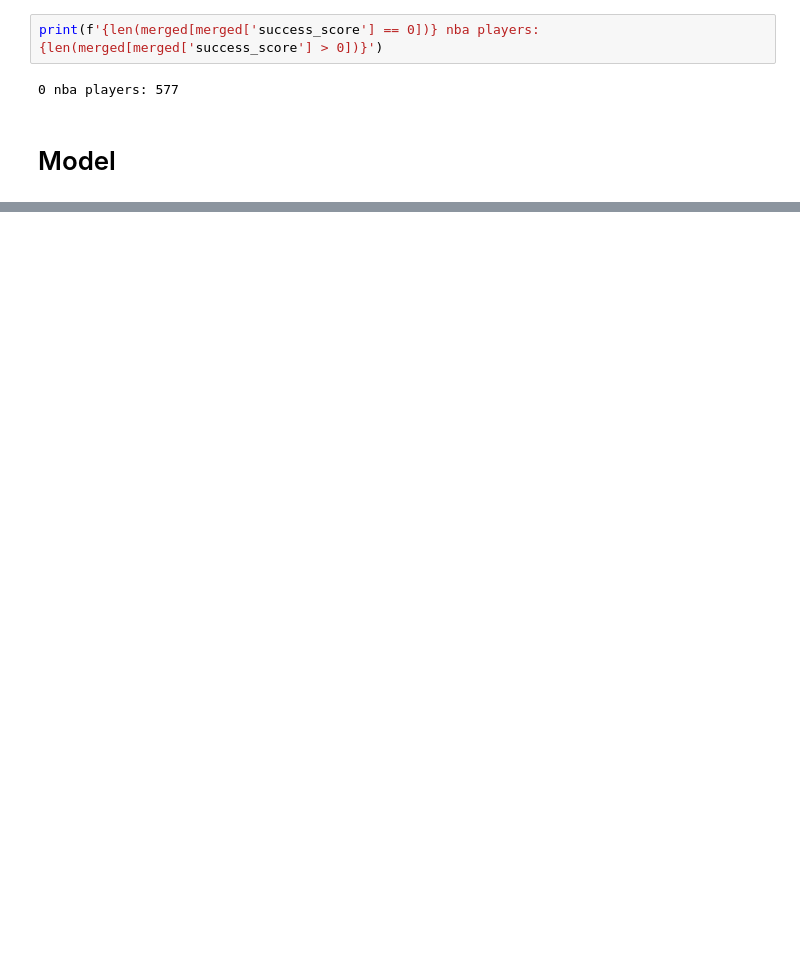
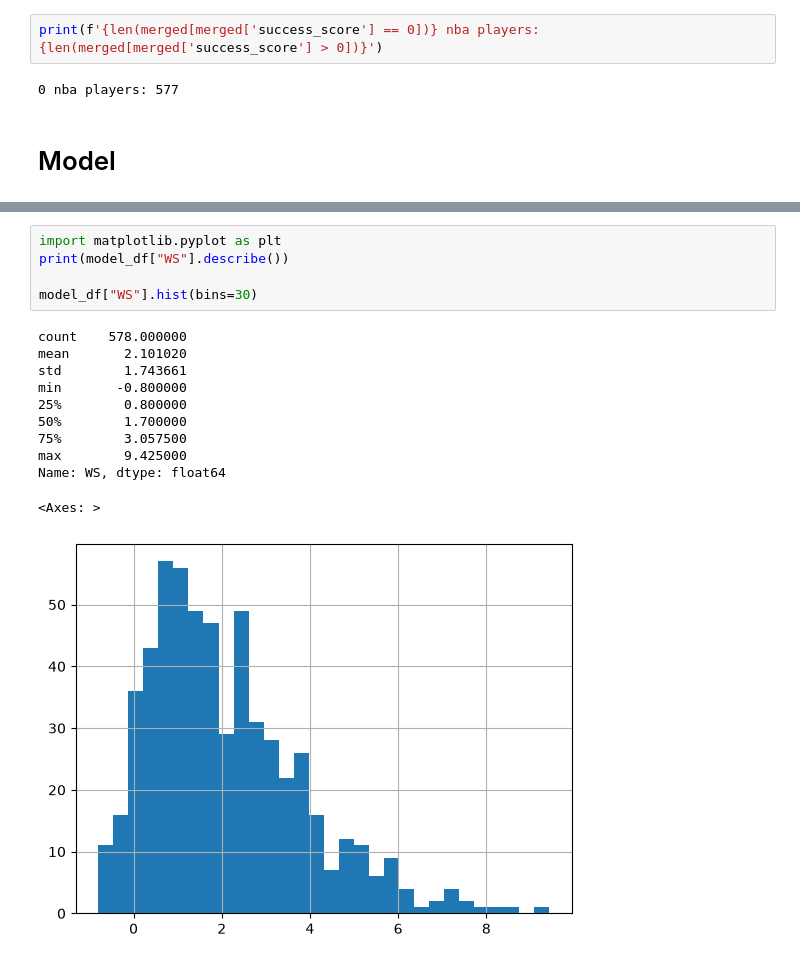
Before and after one commit to Jeremy-Thompson33/NBA_Prospect_Evaluator, a Jupyter notebook: datacollection.ipynb, the cells around one changed output, grey strips where cells are left out. Saved outputs shown, nothing was run; the diff lists cells and outputs as text; blank space fills up the shorter version.

```diff
--- a/datacollection.ipynb
+++ b/datacollection.ipynb
@@ -564,0 +1095,17 @@ print(f'{len(merged[merged['success_score'] == 0])} nba players: {len(merged[mer
+# %%
+import matplotlib.pyplot as plt
+print(model_df["WS"].describe())
+
+model_df["WS"].hist(bins=30)
+# %% [output]
+count    578.000000
+mean       2.101020
+std        1.743661
+min       -0.800000
+25%        0.800000
+50%        1.700000
+75%        3.057500
+max        9.425000
+Name: WS, dtype: float64
+<Axes: >
+[figure, added]
```
Also changed, not shown: parts of 50 cells of this notebook, 1 other file.
